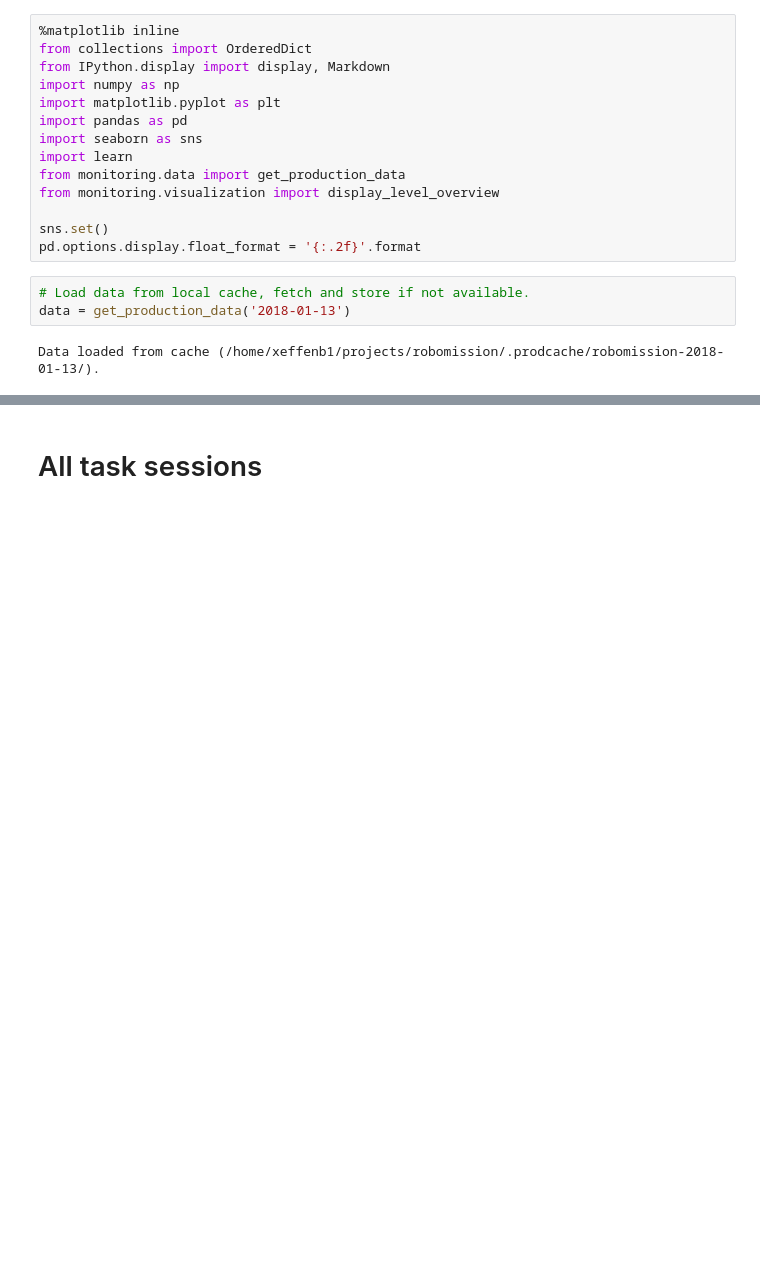
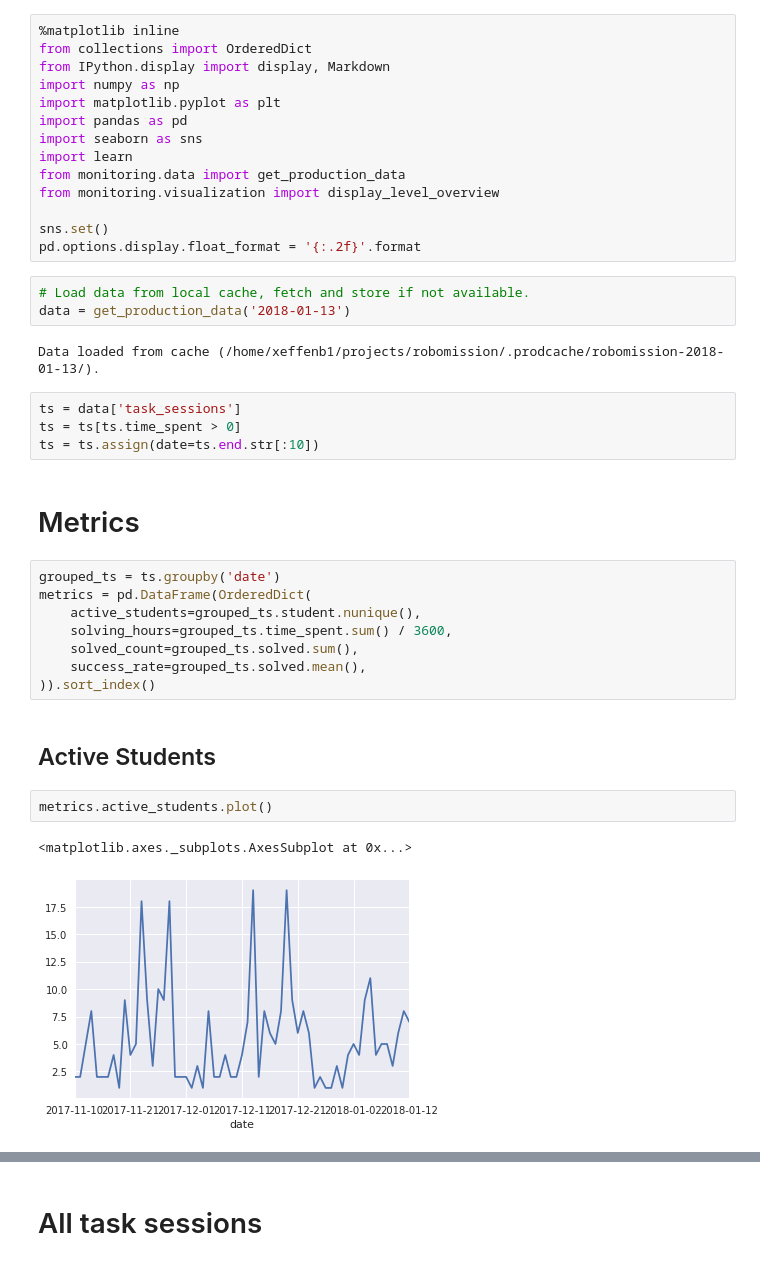
Before and after one commit to adaptive-learning/robomission, a Jupyter notebook: backend/monitoring/notebooks/monitoring_template.ipynb, the cells around one changed output, grey strips where cells are left out. Saved outputs shown, nothing was run; the diff lists cells and outputs as text; blank space fills up the shorter version.

```diff
--- a/backend/monitoring/notebooks/monitoring_template.ipynb
+++ b/backend/monitoring/notebooks/monitoring_template.ipynb
@@ -19,3 +19,24 @@ pd.options.display.float_format = '{:.2f}'.format
 data = get_production_data('2018-01-13')
 # %% [output]
 Data loaded from cache (/home/xeffenb1/projects/robomission/.prodcache/robomission-2018-01-13/).
+# %%
+ts = data['task_sessions']
+ts = ts[ts.time_spent > 0]
+ts = ts.assign(date=ts.end.str[:10])
+# %% [markdown]
+# Metrics
+# %%
+grouped_ts = ts.groupby('date')
+metrics = pd.DataFrame(OrderedDict(
+    active_students=grouped_ts.student.nunique(),
+    solving_hours=grouped_ts.time_spent.sum() / 3600,
+    solved_count=grouped_ts.solved.sum(),
+    success_rate=grouped_ts.solved.mean(),
+)).sort_index()
+# %% [markdown]
+## Active Students
+# %%
+metrics.active_students.plot()
+# %% [output]
+<matplotlib.axes._subplots.AxesSubplot at 0x...>
+[figure, added]
```
Also changed, not shown: parts of 15 cells of this notebook, 2 other files.
